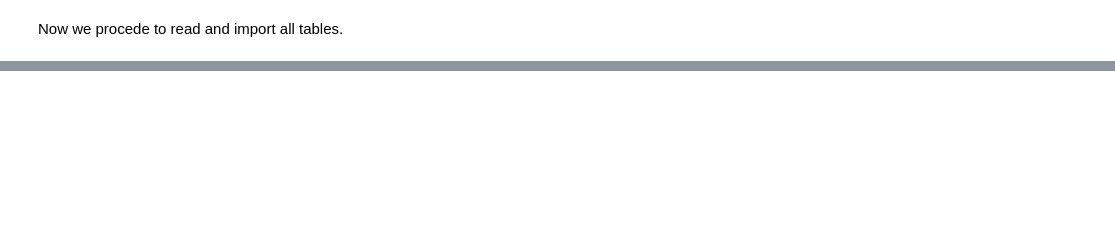
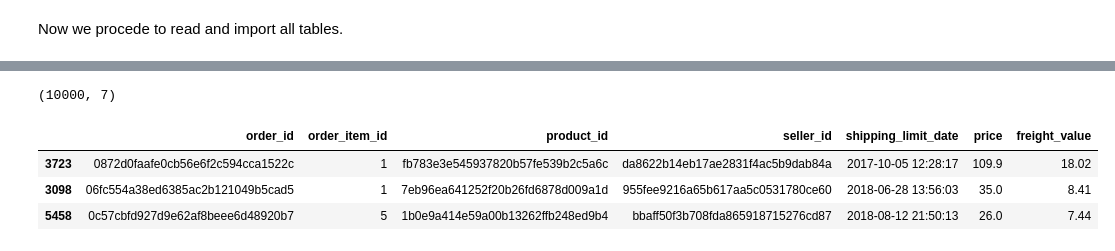
Before and after one commit to bautidea/DataModeling_and_DataWarehouse, a Jupyter notebook: data_modeling.ipynb, the cells around one changed output, grey strips where cells are left out. Cells and saved outputs as stored; diff of their text form; code cells hidden in the pictures; blank space fills up the shorter version.

```diff
--- a/data_modeling.ipynb
+++ b/data_modeling.ipynb
@@ -8,0 +150,11 @@ Now we procede to read and import all tables.
+# %%
+data_order_items = pd.read_csv('./data/olist_order_items_dataset.csv')
+data_order_items = data_order_items.iloc[0:10000,:]
+print(data_order_items.shape)
+data_order_items.sample(3)
+# %% [output]
+(10000, 7)
+|  | order_id | order_item_id | product_id | seller_id | shipping_limit_date | price | freight_value |
+| 3723 | 0872d0faafe0cb56e6f2c594cca1522c | 1 | fb783e3e545937820b57fe539b2c5a6c | da8622b14eb17ae2831f4ac5b9dab84a | 2017-10-05 12:28:17 | 109.9 | 18.02 |
+| 3098 | 06fc554a38ed6385ac2b121049b5cad5 | 1 | 7eb96ea641252f20b26fd6878d009a1d | 955fee9216a65b617aa5c0531780ce60 | 2018-06-28 13:56:03 | 35.0 | 8.41 |
+| 5458 | 0c57cbfd927d9e62af8beee6d48920b7 | 5 | 1b0e9a414e59a00b13262ffb248ed9b4 | bbaff50f3b708fda865918715276cd87 | 2018-08-12 21:50:13 | 26.0 | 7.44 |
```
Also changed, not shown: parts of 40 cells of this notebook, 25 other files.
